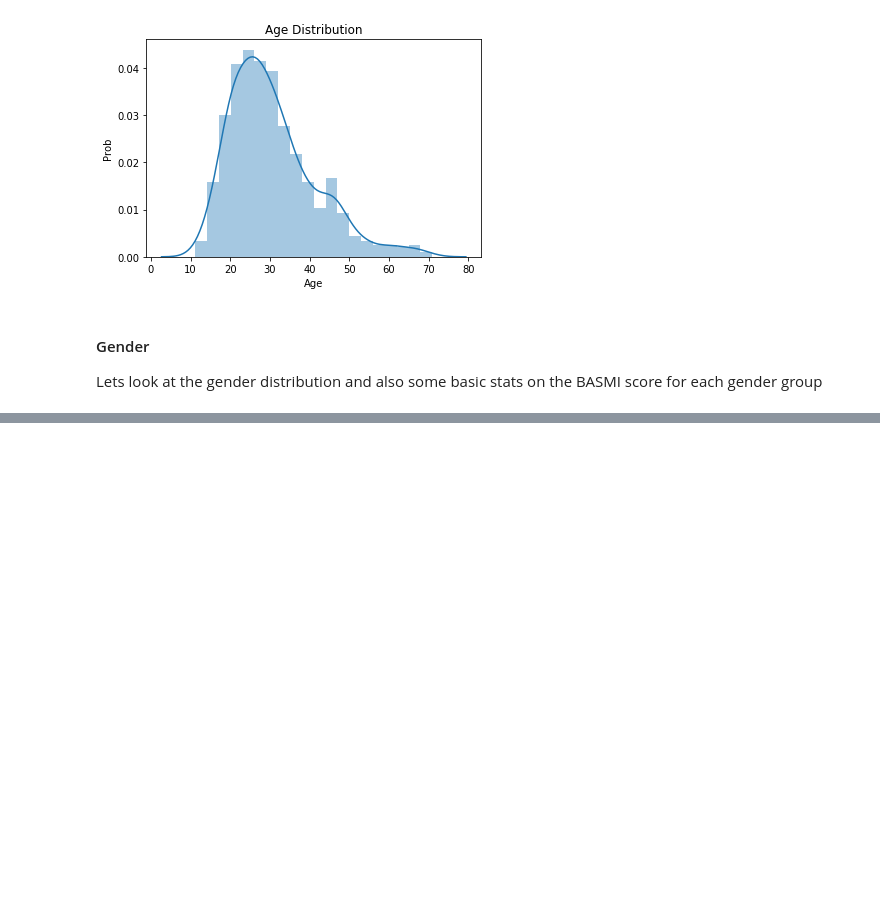
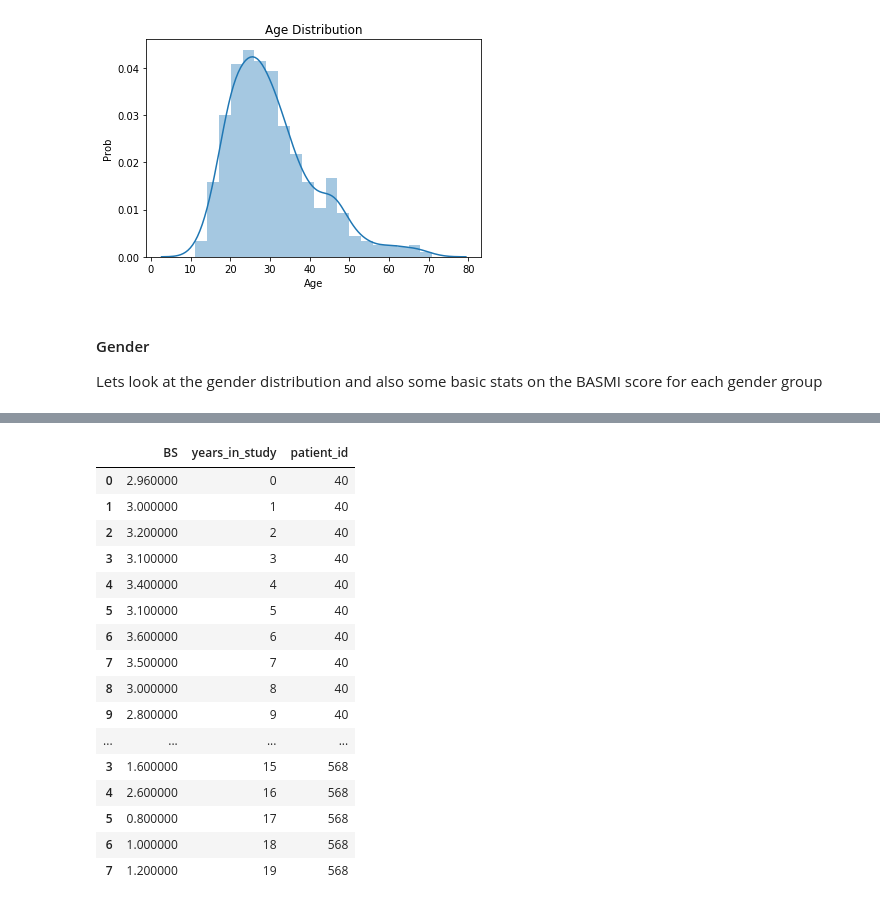
Before and after one commit to Rendiere/as-analysis, a Jupyter notebook: visual-analysis.ipynb, the cells around one changed output, grey strips where cells are left out. Drawn from its saved outputs; the diff is of its cells as text; code cells hidden in the pictures; blank space fills up the shorter version.

```diff
--- a/visual-analysis.ipynb
+++ b/visual-analysis.ipynb
@@ -22,0 +11,10 @@ basmi_df.head()
+# %%
+basmi_df = pd.read_excel('data/clean_basmi.xls', index_col=(0,1)).reset_index()
+
+# Turn the Drug column into binary
+basmi_df['Drug_Indicator'] = basmi_df['Drug'].notnull().map({False: 0, True: 1})
+basmi_df.drop('Drug',axis=1, inplace=True)
+
+print('Number of patients in basmi dataset:', len(basmi_df['patient_id'].unique()))
+
+basmi_df.head()
@@ -147,0 +160,5 @@ max      8.000000
+# %%
+# BS data aggregated by patient for each year in study
+agg_bs_df = basmi_df.groupby(['patient_id','years_in_study']).agg({'BS': 'mean'}).reset_index()
+agg_bs_df = agg_bs_df.round(2)
+agg_bs_df.head()
@@ -147,0 +177,50 @@ max      8.000000
+# %%
+fixed_dfs = []
+for patient_id, patient_series in agg_bs_df.groupby('patient_id'):
+
+    print(patient_id)
+
+    years = patient_series['years_in_study']
+
+    bs_scores = patient_series['BS']
+
+    rate_of_change = (bs_scores.shift(-1) - bs_scores) / (years.shift(-1) - years)
+
+    bs_scores.index = years
+    rate_of_change.index = years
+
+    # Full range of years - the actual years that patient was in the study
+    years_range = pd.RangeIndex(start=years.iloc[0], stop=years.iloc[-1])
+
+    fixed_data = []
+    last_bs_obs = None
+    for year in years_range:
+        # If we had data for this year, add set the last observation
+        # and add this entry to fixed data
+        if year in years.values:
+            last_obs = (bs_scores.loc[year], rate_of_change.loc[year])
+            fixed_data.append(last_obs[0])
+
+        # Else, make a new observation by adding the rate of change to the last BS score we had
+        # and updating the last observation to this new observation keeping the rate of change the same
+        else:
+            new_obs = last_obs[0] + last_obs[1]
+            fixed_data.append(new_obs)
+            last_obs = (new_obs, last_obs[1])
+
+    fixed_df = pd.DataFrame({'BS': fixed_data, 'years_in_study': years_range})
+    fixed_df['patient_id'] = patient_id
+
+    if fixed_df.shape[0] == 0:
+        print(patient_series)
+        break
+
+    fixed_dfs.append(fixed_df)
+
+
+print(len(fixed_dfs))
+
+fixed_bs_df = pd.concat(fixed_dfs)
+
+fixed_bs_df
+# %% [output]
@@ -147,0 +244,17 @@ max      8.000000
+|  | BS | years_in_study | patient_id |
+| 0 | 2.960000 | 0 | 40 |
+| 1 | 3.000000 | 1 | 40 |
+| 2 | 3.200000 | 2 | 40 |
+| 3 | 3.100000 | 3 | 40 |
+| 4 | 3.400000 | 4 | 40 |
+| 5 | 3.100000 | 5 | 40 |
+| 6 | 3.600000 | 6 | 40 |
+| 7 | 3.500000 | 7 | 40 |
+| 8 | 3.000000 | 8 | 40 |
+| 9 | 2.800000 | 9 | 40 |
+| ... | ... | ... | ... |
+| 3 | 1.600000 | 15 | 568 |
+| 4 | 2.600000 | 16 | 568 |
+| 5 | 0.800000 | 17 | 568 |
+| 6 | 1.000000 | 18 | 568 |
+| 7 | 1.200000 | 19 | 568 |
```
Also changed, not shown: parts of 19 cells of this notebook, 4 other files.
